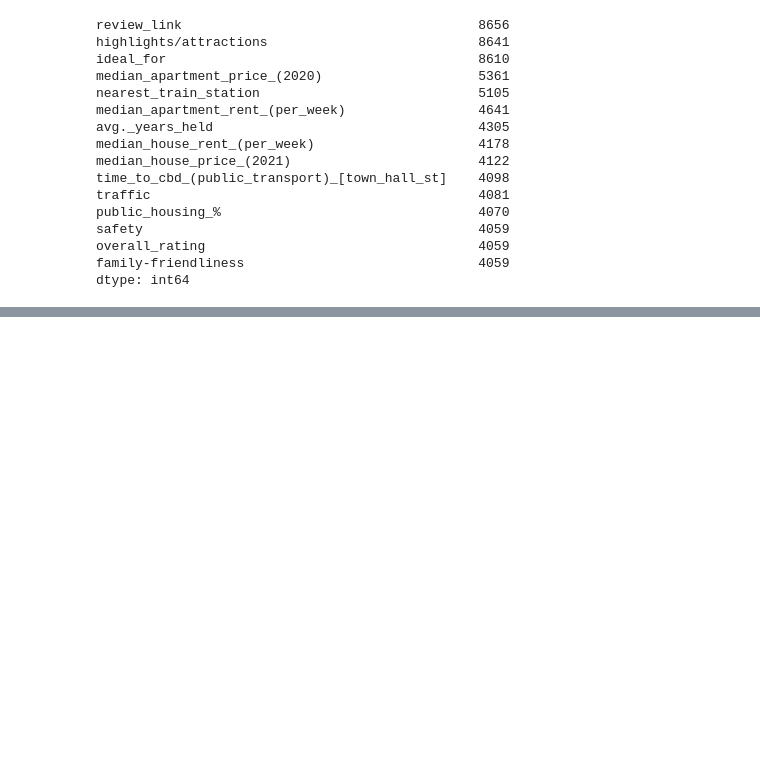
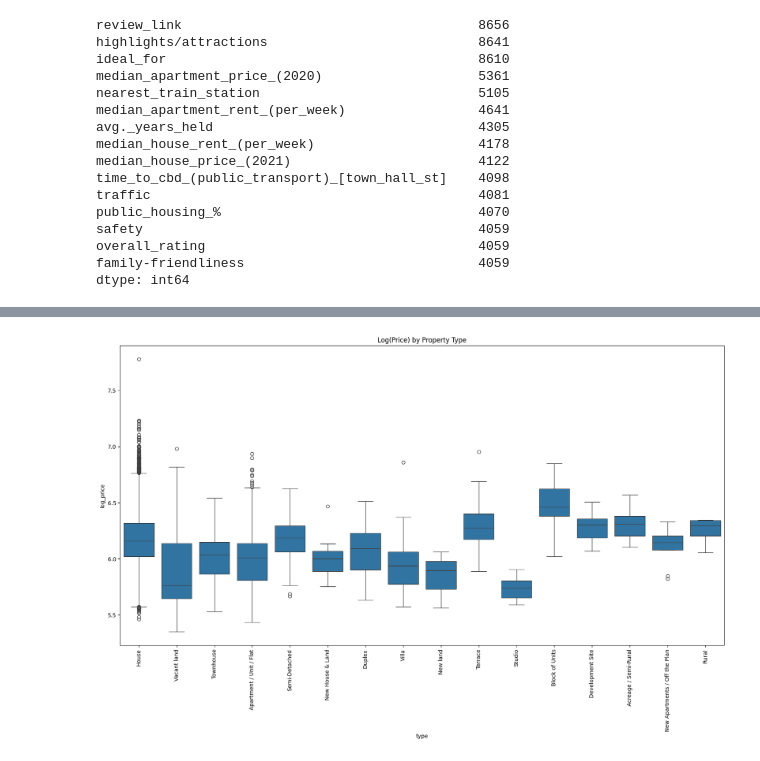
Before and after one commit to atharvakatkar/House_Pricing_Predictions, a Jupyter notebook: house_price_pred.ipynb, the cells around one changed output, grey strips where cells are left out. Saved outputs shown, nothing was run; the diff lists cells and outputs as text; code cells hidden in the pictures; blank space fills up the shorter version.

```diff
--- a/house_price_pred.ipynb
+++ b/house_price_pred.ipynb
@@ -40,14 +46,16 @@ Data columns (total 17 columns):
       dtype='object')
 # %%
 # Cleaning the datasets
-domain_properties_data.columns = domain_properties_data.columns.str.strip().str.lower().str.replace(" ", "_") # fixing the feature names
-sydney_suburbs_data.columns = sydney_suburbs_data.columns.str.strip().str.lower().str.replace(" ", "_") # fixing the feature names
+domain_properties_data.columns = domain_properties_data.columns.str.strip().str.lower().str.replace(" ", "_")
+sydney_suburbs_data.columns = sydney_suburbs_data.columns.str.strip().str.lower().str.replace(" ", "_")
 
 sydney_suburbs_data.rename(columns={"name":"suburb"}, inplace=True)
 # Merge the datasets
 Sydney_merged = domain_properties_data.merge(sydney_suburbs_data, on="suburb", how="left")
 
-print("Shape:", Sydney_merged.shape)
-print("Nulls:\n", Sydney_merged.isnull().sum().sort_values(ascending=False).head(10))
+Sydney_merged["date_sold"] = pd.to_datetime(Sydney_merged["date_sold"], format="%d/%m/%y", errors="coerce")
+print("Shape:", Sydney_merged.shape, "\n")
+print("Feature data types: ", Sydney_merged.dtypes, "\n")
+print("Nulls:\n", Sydney_merged.isnull().sum().sort_values(ascending=False).head(10), "\n")
 # %% [output]
 Shape: (11160, 46)
@@ -246,0 +362,11 @@ For example, when doing 'df[col].method(value, inplace=True)', try using 'df.met
+# %%
+# Log-transform price (visualisation only)
+Sydney_merged["log_price"] = np.log10(Sydney_merged["price"])
+
+plt.figure(figsize=(20, 10))
+sns.boxplot(x="type", y="log_price", data=Sydney_merged)
+plt.xticks(rotation=90)
+plt.title("Log(Price) by Property Type")
+plt.show()
+# %% [output]
+[figure, added]
```
Also changed, not shown: parts of 18 cells of this notebook, 1 other file.
